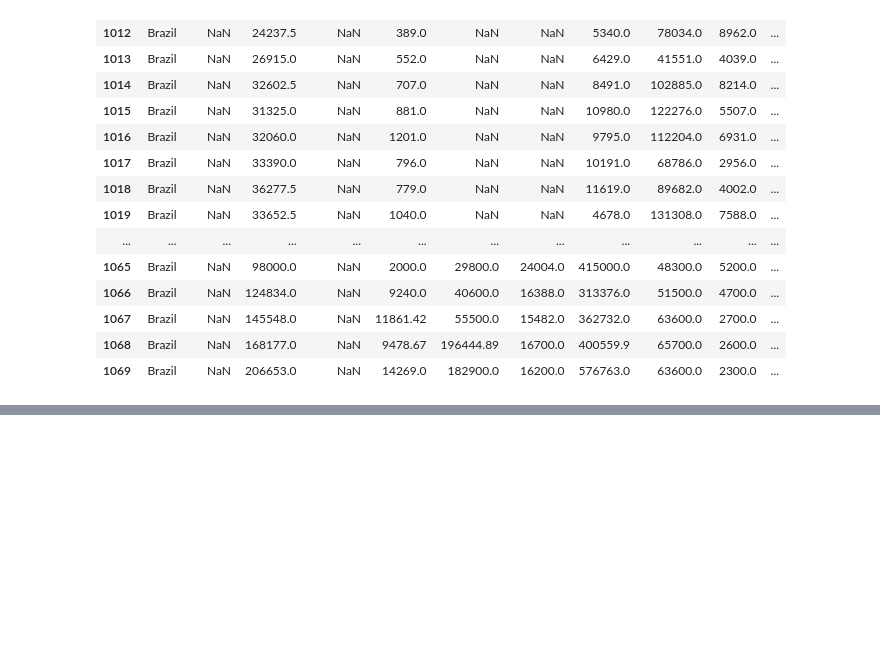
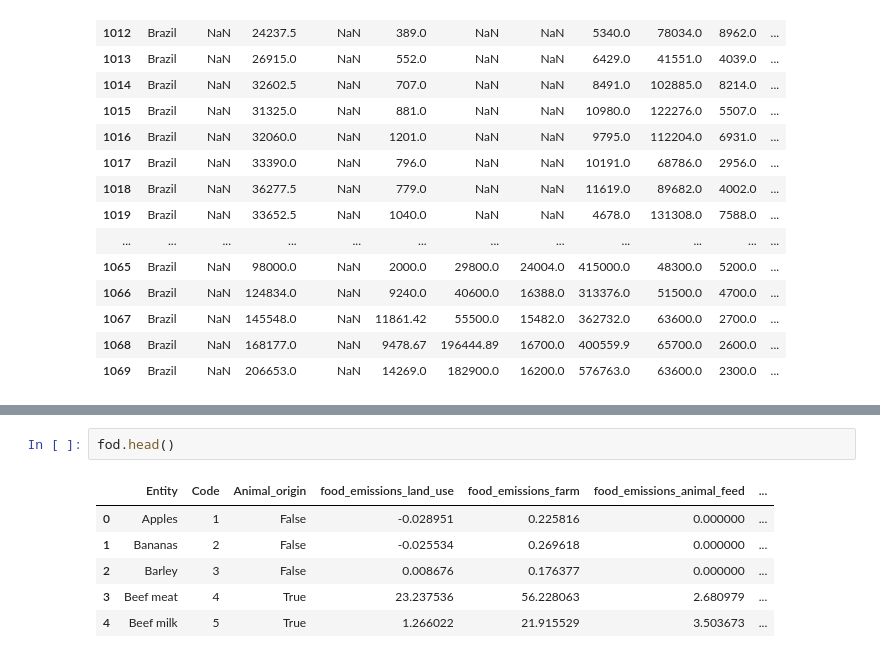
Before and after one commit to NereaRiveiro/Go-vegan, a Jupyter notebook: notebook/pa.ipynb, the cells around one changed output, grey strips where cells are left out. Cells and saved outputs as stored; diff of their text form; blank space fills up the shorter version.

```diff
--- a/notebook/pa.ipynb
+++ b/notebook/pa.ipynb
@@ -1139,0 +1150,9 @@ oil_prod.loc[oil_prod['Entity'] == 'Brazil', ['Entity', 'Sesame',	'Maize',	'Saff
+# %%
+fod.head()
+# %% [output]
+|  | Entity | Code | Animal_origin | food_emissions_land_use | food_emissions_farm | food_emissions_animal_feed | ... |
+| 0 | Apples | 1 | False | -0.028951 | 0.225816 | 0.000000 | ... |
+| 1 | Bananas | 2 | False | -0.025534 | 0.269618 | 0.000000 | ... |
+| 2 | Barley | 3 | False | 0.008676 | 0.176377 | 0.000000 | ... |
+| 3 | Beef meat | 4 | True | 23.237536 | 56.228063 | 2.680979 | ... |
+| 4 | Beef milk | 5 | True | 1.266022 | 21.915529 | 3.503673 | ... |
```
Also changed, not shown: parts of 2 cells of this notebook, 3 other files.
